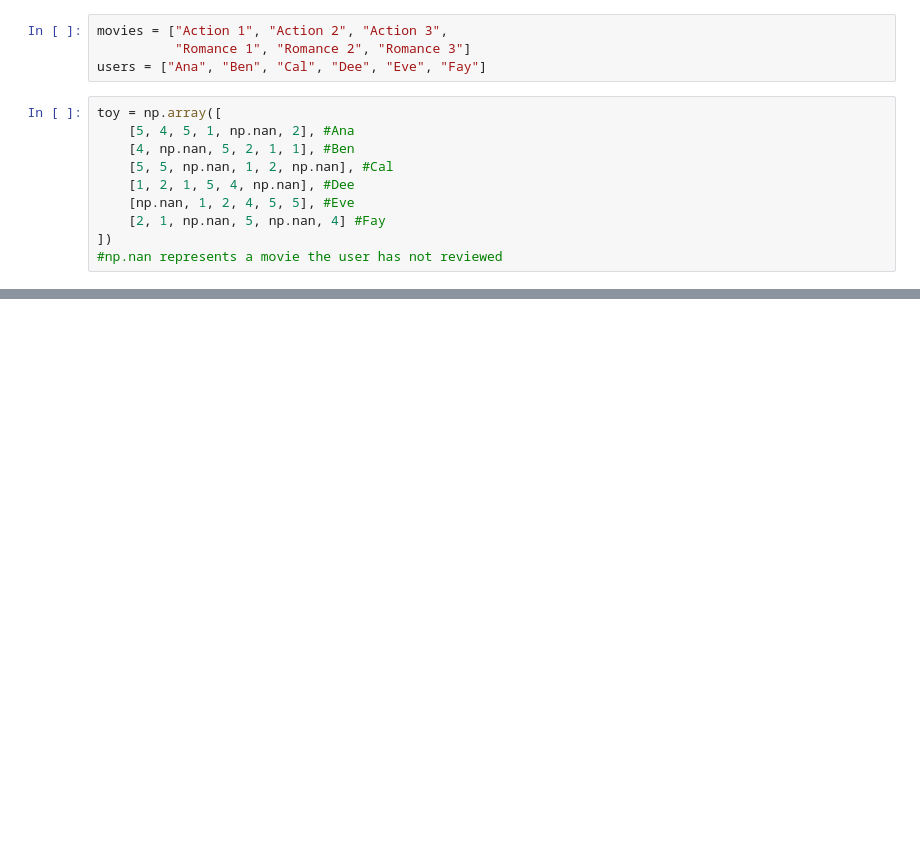
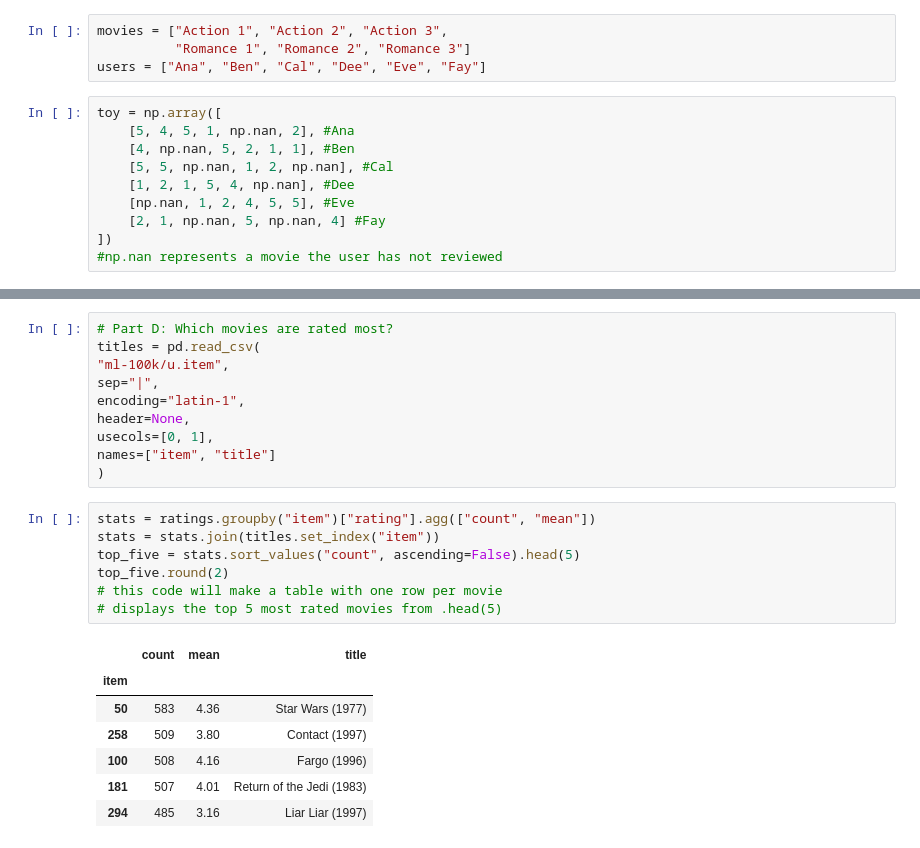
Before and after one commit to Tucannsam/Recommendation_System, a Jupyter notebook: notebooks/01_ratings_matrix.ipynb, the cells around one changed output, grey strips where cells are left out. Drawn from its saved outputs; the diff is of its cells as text; blank space fills up the shorter version.

```diff
--- a/notebooks/01_ratings_matrix.ipynb
+++ b/notebooks/01_ratings_matrix.ipynb
@@ -22,0 +136,25 @@ toy = np.array([
+# %%
+# Part D: Which movies are rated most?
+titles = pd.read_csv(
+"ml-100k/u.item",
+sep="|",
+encoding="latin-1",
+header=None,
+usecols=[0, 1],
+names=["item", "title"]
+)
+# %%
+stats = ratings.groupby("item")["rating"].agg(["count", "mean"])
+stats = stats.join(titles.set_index("item"))
+top_five = stats.sort_values("count", ascending=False).head(5)
+top_five.round(2)
+# this code will make a table with one row per movie
+# displays the top 5 most rated movies from .head(5)
+# %% [output]
+|  | count | mean | title |
+| item |  |  |  |
+| 50 | 583 | 4.36 | Star Wars (1977) |
+| 258 | 509 | 3.80 | Contact (1997) |
+| 100 | 508 | 4.16 | Fargo (1996) |
+| 181 | 507 | 4.01 | Return of the Jedi (1983) |
+| 294 | 485 | 3.16 | Liar Liar (1997) |
```
Also changed, not shown: parts of 11 cells of this notebook.
